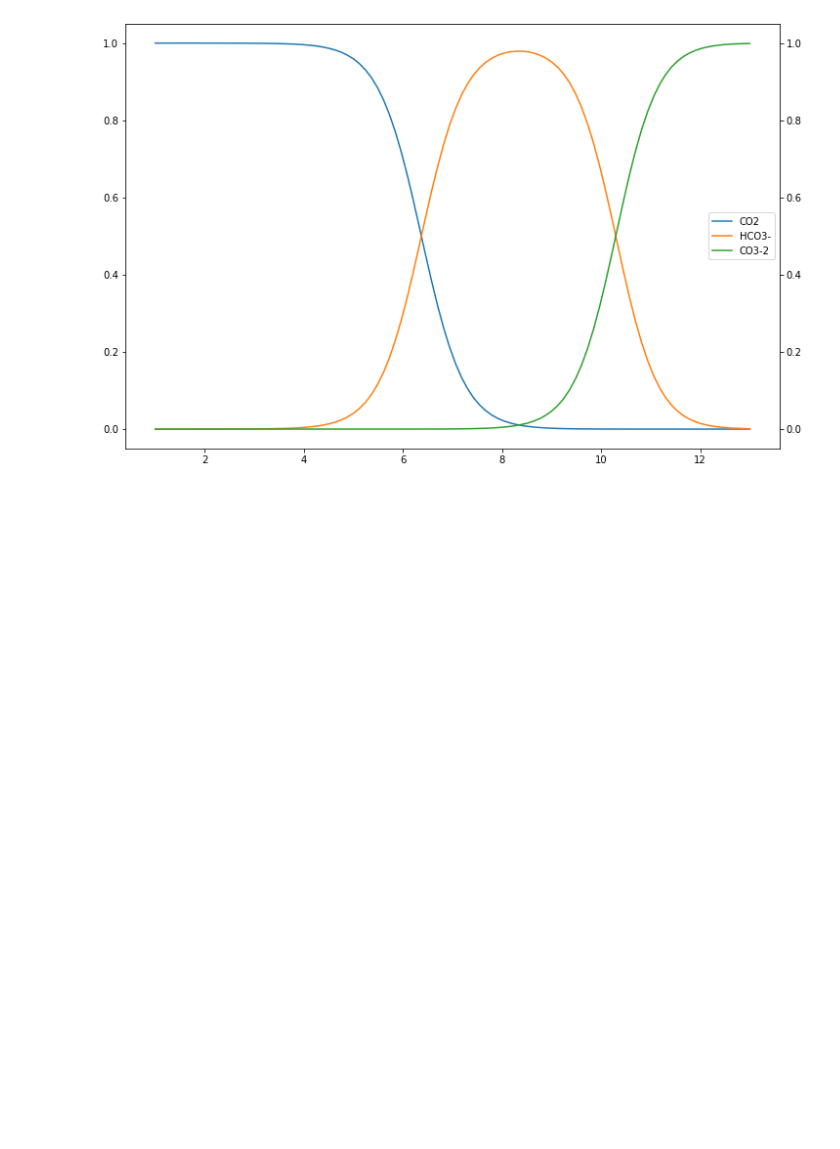
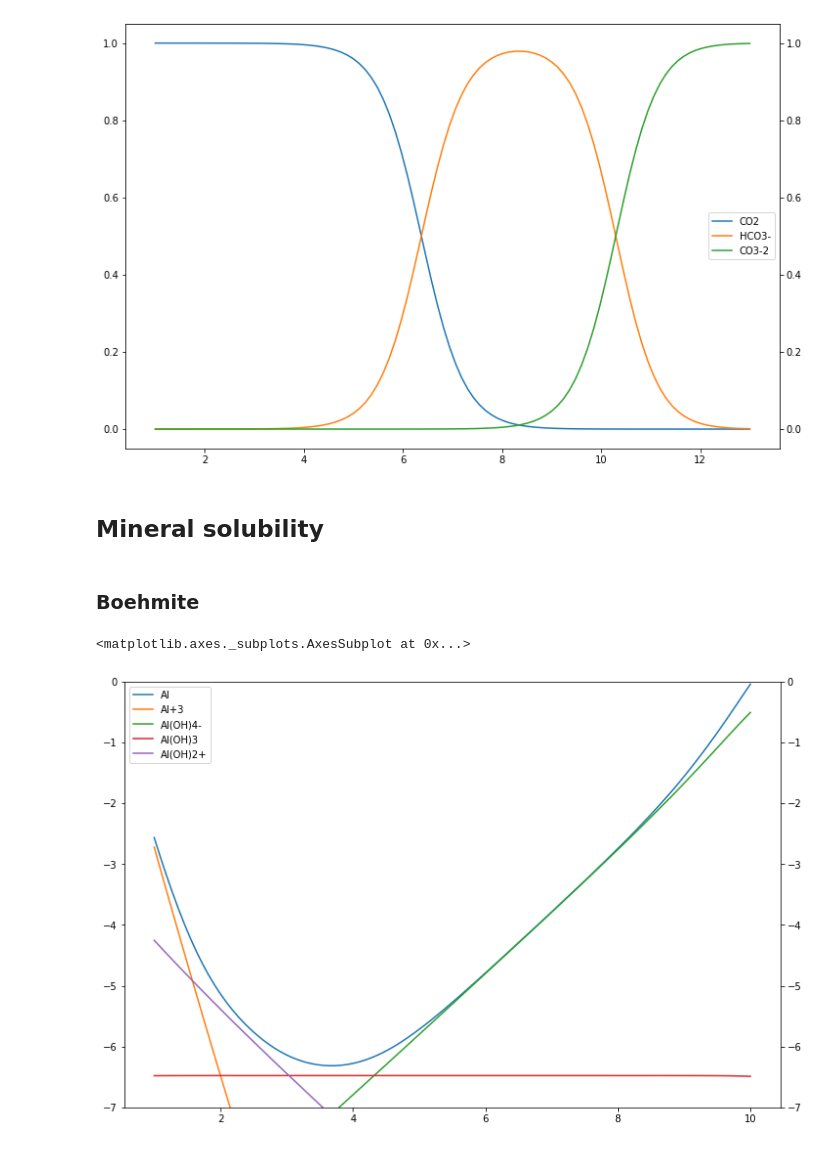
Before and after one commit to martinvoigt/askja-jupyter, a Jupyter notebook: Example.ipynb, the cells around one changed output. Saved outputs shown, nothing was run; the diff lists cells and outputs as text; code cells hidden in the pictures; blank space fills up the shorter version.

```diff
--- a/Example.ipynb
+++ b/Example.ipynb
@@ -143,3 +137,5 @@ CSpec.plot()
 # %% [output]
 <matplotlib.axes._subplots.AxesSubplot at 0x...>
 [figure]
+# %% [markdown]
+## Mineral solubility
@@ -145,0 +198,8 @@ CSpec.plot()
+# %% [markdown]
+### Boehmite
+# %%
+BoehmiteSol = CalcSolubility(mineral='Boehmite', element='Al', species=['Al+3','Al(OH)4-','Al(OH)3','Al(OH)2+'], temp=250, pHRange=[1,10], points=100)
+BoehmiteSol.plot(ylim=[-7,0])
+# %% [output]
+<matplotlib.axes._subplots.AxesSubplot at 0x...>
+[figure, added]
```
Also changed, not shown: parts of 5 cells of this notebook.
